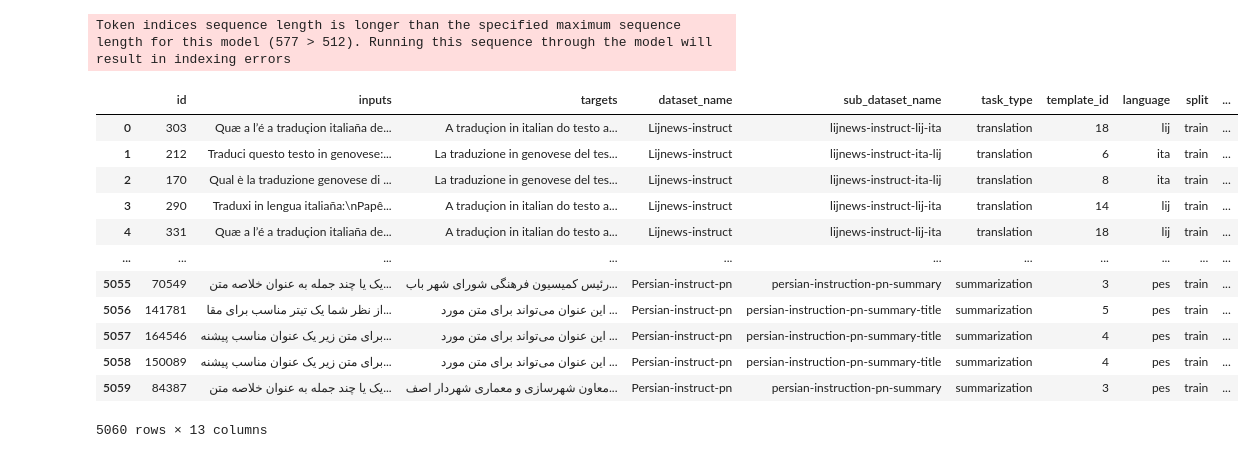
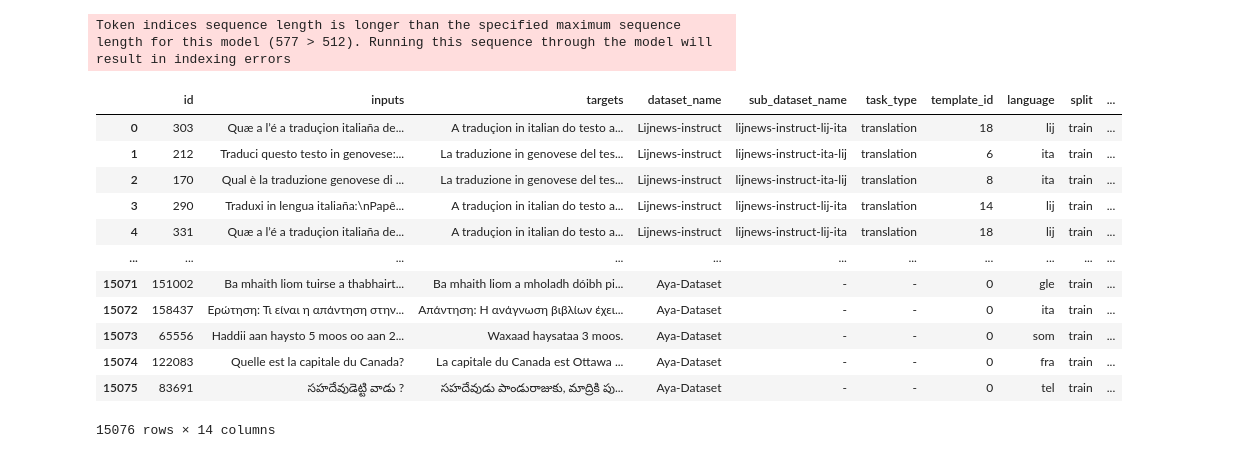
Before and after one commit to dipikakhullar/aya-data-quality, a Jupyter notebook: metricsv1.ipynb, the cells around one changed output. Drawn from its saved outputs; the diff is of its cells as text; code cells hidden in the pictures.

Commit message:
pushing notebooks
Signed-off-by: Dipika Khullar <dkhullar98@berkeley.edu>

```diff
--- a/metricsv1.ipynb
+++ b/metricsv1.ipynb
@@ -20,22 +25,26 @@ import tqdm
 # %%
 # Metric 2: Token Repetition Rate
-def token_repetition_rate(text, tokenizer):
+def lexical_diversity(text, tokenizer):
     """
-    Compute token repetition rate using a multilingual model tokenizer.
+    Compute token repetition rate as the proportion of repeated tokens
+    using a multilingual model tokenizer.
     """
     tokens = tokenizer.tokenize(text)
     unique_tokens = set(tokens)
-    return len(unique_tokens) / len(tokens) if tokens else 0
+    return (len(unique_tokens) / len(tokens)) if tokens else 0
+
+
+"""
+
+2-gram, 3-gram, 4-gram
+My name is is dipika
+
+
+my name is dipika, your name is .., his name is...
+
+"""
 # %%
 # Load the dataset
-templated_file_path = "templated_sample_5k.parquet"
-templated_df = pd.read_parquet(templated_file_path)
-
-
-aya_file_path = "aya_sample_5k.parquet"
-aya_df = pd.read_parquet(aya_file_path)
-
-
-aya_file_path = "aya_sample_5k.parquet"
-aya_df = pd.read_parquet(aya_file_path)
+file_path = "data/sampled_aya_all_subsets_15k.parquet"
+df = pd.read_parquet(file_path)
 # %%
@@ -64,27 +73,24 @@ aya_df["inputs"][0],aya_df["targets"][0]
 tokenizer = AutoTokenizer.from_pretrained("xlm-roberta-base")
 
 # Apply the function to both 'inputs' and 'targets' columns
-templated_df['input_token_repetition_rate'] = templated_df['inputs'].apply(lambda text: token_repetition_rate(text, tokenizer))
-templated_df['target_token_repetition_rate'] = templated_df['targets'].apply(lambda text: token_repetition_rate(text, tokenizer))
-
-aya_df['input_token_repetition_rate'] = aya_df['inputs'].apply(lambda text: token_repetition_rate(text, tokenizer))
-aya_df['target_token_repetition_rate'] = aya_df['targets'].apply(lambda text: token_repetition_rate(text, tokenizer))
+df['input_token_repetition_rate'] = df['inputs'].apply(lambda text: token_repetition_rate(text, tokenizer))
+df['target_token_repetition_rate'] = df['targets'].apply(lambda text: token_repetition_rate(text, tokenizer))
 # %% [output]
 Token indices sequence length is longer than the specified maximum sequence length for this model (577 > 512). Running this sequence through the model will result in indexing errors
 # %%
-templated_df
+df
 # %% [output]
 |  | id | inputs | targets | dataset_name | sub_dataset_name | task_type | template_id | language | split | ... |
 | 0 | 303 | Quæ a l’é a traduçion italiaña de... | A traduçion in italian do testo a... | Lijnews-instruct | lijnews-instruct-lij-ita | translation | 18 | lij | train | ... |
 | 1 | 212 | Traduci questo testo in genovese:... | La traduzione in genovese del tes... | Lijnews-instruct | lijnews-instruct-ita-lij | translation | 6 | ita | train | ... |
 | 2 | 170 | Qual è la traduzione genovese di ... | La traduzione in genovese del tes... | Lijnews-instruct | lijnews-instruct-ita-lij | translation | 8 | ita | train | ... |
 | 3 | 290 | Traduxi in lengua italiaña:\nPapê... | A traduçion in italian do testo a... | Lijnews-instruct | lijnews-instruct-lij-ita | translation | 14 | lij | train | ... |
 | 4 | 331 | Quæ a l’é a traduçion italiaña de... | A traduçion in italian do testo a... | Lijnews-instruct | lijnews-instruct-lij-ita | translation | 18 | lij | train | ... |
 | ... | ... | ... | ... | ... | ... | ... | ... | ... | ... | ... |
-| 5055 | 70549 | یک یا چند جمله به عنوان خلاصه متن... | رئیس کمیسیون فرهنگی شورای شهر باب... | Persian-instruct-pn | persian-instruction-pn-summary | summarization | 3 | pes | train | ... |
-| 5056 | 141781 | از نظر شما یک تیتر مناسب برای مقا... | این عنوان می‌تواند برای متن مورد ... | Persian-instruct-pn | persian-instruction-pn-summary-title | summarization | 5 | pes | train | ... |
-| 5057 | 164546 | برای متن زیر یک عنوان مناسب پیشنه... | این عنوان می‌تواند برای متن مورد ... | Persian-instruct-pn | persian-instruction-pn-summary-title | summarization | 4 | pes | train | ... |
-| 5058 | 150089 | برای متن زیر یک عنوان مناسب پیشنه... | این عنوان می‌تواند برای متن مورد ... | Persian-instruct-pn | persian-instruction-pn-summary-title | summarization | 4 | pes | train | ... |
-| 5059 | 84387 | یک یا چند جمله به عنوان خلاصه متن... | معاون شهرسازی و معماری شهردار اصف... | Persian-instruct-pn | persian-instruction-pn-summary | summarization | 3 | pes | train | ... |
+| 15071 | 151002 | Ba mhaith liom tuirse a thabhairt... | Ba mhaith liom a mholadh dóibh pi... | Aya-Dataset | - | - | 0 | gle | train | ... |
+| 15072 | 158437 | Ερώτηση: Τι είναι η απάντηση στην... | Απάντηση: Η ανάγνωση βιβλίων έχει... | Aya-Dataset | - | - | 0 | ita | train | ... |
+| 15073 | 65556 | Haddii aan haysto 5 moos oo aan 2... | Waxaad haysataa 3 moos. | Aya-Dataset | - | - | 0 | som | train | ... |
+| 15074 | 122083 | Quelle est la capitale du Canada? | La capitale du Canada est Ottawa ... | Aya-Dataset | - | - | 0 | fra | train | ... |
+| 15075 | 83691 | సహదేవుడెట్టి వాడు ? | సహదేవుడు పాండురాజుకు, మాద్రికి పు... | Aya-Dataset | - | - | 0 | tel | train | ... |
-5060 rows × 13 columns
+15076 rows × 14 columns
 # %%
```
Also changed, not shown: parts of 37 cells of this notebook, 1 other file.
